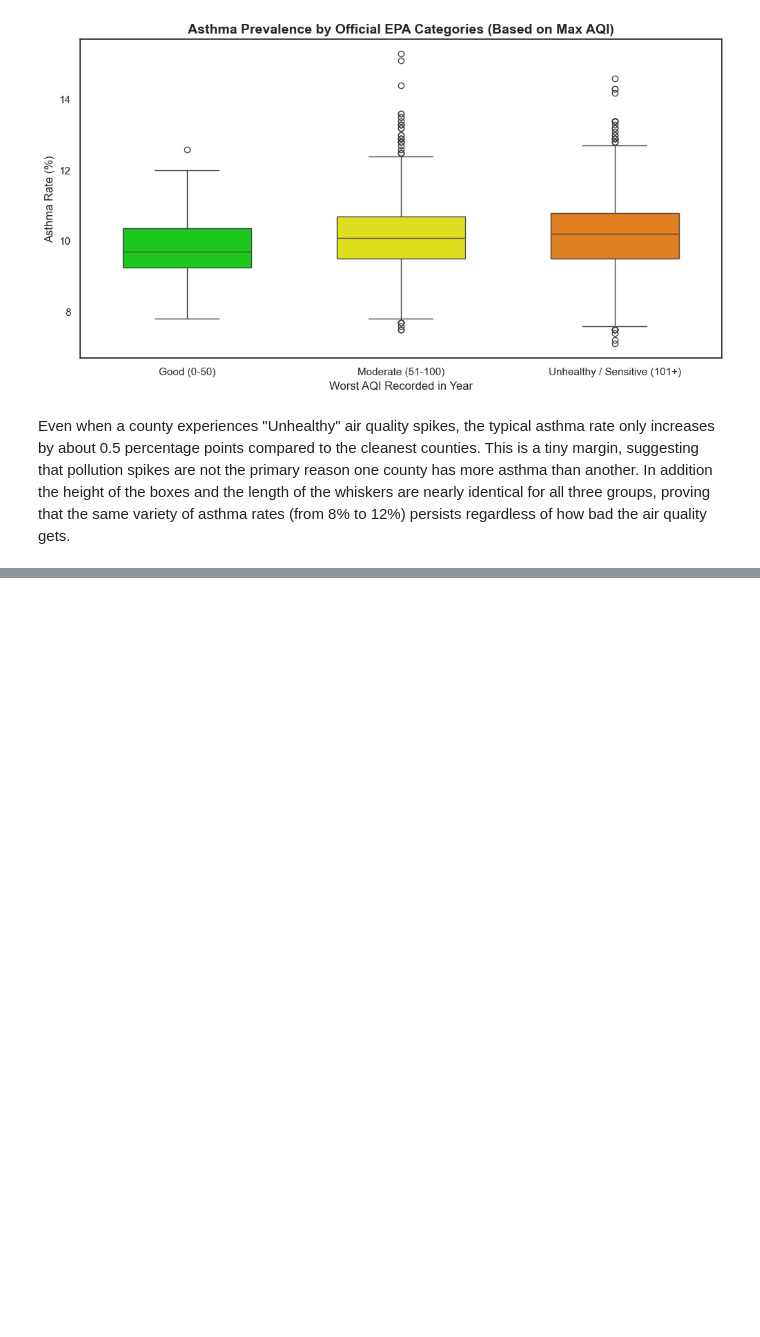
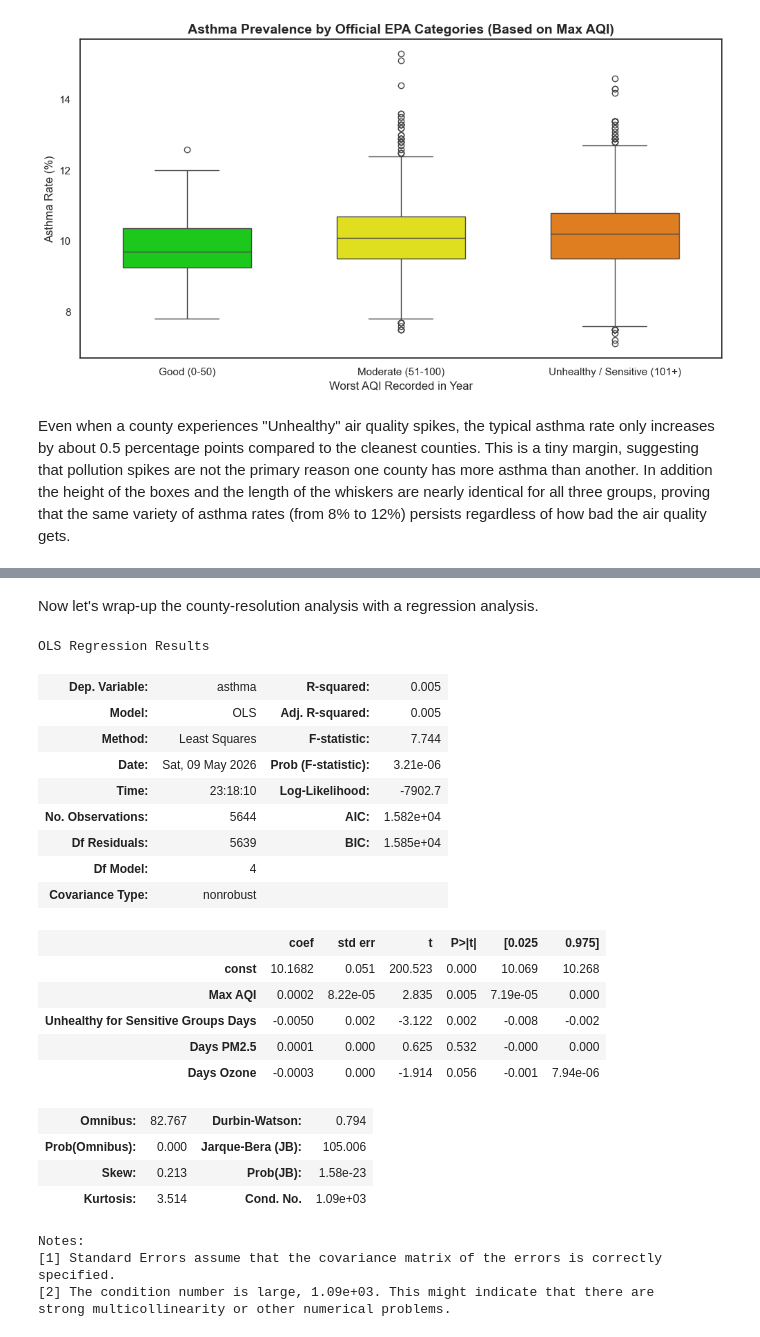
Before and after one commit to KalinaMarkova/data_science_course_project, a Jupyter notebook: The Impact of Air Pollution on Asthma A Regression Analysis.ipynb, the cells around one changed output, grey strips where cells are left out. Cells and saved outputs as stored; diff of their text form; code cells hidden in the pictures; blank space fills up the shorter version.

```diff
--- a/The Impact of Air Pollution on Asthma A Regression Analysis.ipynb
+++ b/The Impact of Air Pollution on Asthma A Regression Analysis.ipynb
@@ -1258,0 +1458,46 @@ Even when a county experiences "Unhealthy" air quality spikes, the typical asthm
+# %% [markdown]
+Now let's wrap-up the county-resolution analysis with a regression analysis.
+# %%
+# 1. Select the features we want to test
+features = ['Max AQI', 'Unhealthy for Sensitive Groups Days', 'Days PM2.5', 'Days Ozone']
+
+# 2. Prepare the data (Ensure no missing values in these specific columns)
+model_data = merged_final[features + ['asthma']].dropna()
+
+X = model_data[features]
+y = model_data['asthma']
+
+# 3. Add a constant (the Intercept)
+# This represents the baseline asthma rate when all pollution is zero
+X = sm.add_constant(X)
+
+# 4. Fit the OLS (Ordinary Least Squares) model
+model = sm.OLS(y, X).fit()
+
+# 5. Display the results
+model.summary()
+# %% [output]
+OLS Regression Results
+| Dep. Variable: | asthma | R-squared: | 0.005 |
+| Model: | OLS | Adj. R-squared: | 0.005 |
+| Method: | Least Squares | F-statistic: | 7.744 |
+| Date: | Sat, 09 May 2026 | Prob (F-statistic): | 3.21e-06 |
+| Time: | 23:18:10 | Log-Likelihood: | -7902.7 |
+| No. Observations: | 5644 | AIC: | 1.582e+04 |
+| Df Residuals: | 5639 | BIC: | 1.585e+04 |
+| Df Model: | 4 |  |  |
+| Covariance Type: | nonrobust |  |  |
+|  | coef | std err | t | P>|t| | [0.025 | 0.975] |
+| const | 10.1682 | 0.051 | 200.523 | 0.000 | 10.069 | 10.268 |
+| Max AQI | 0.0002 | 8.22e-05 | 2.835 | 0.005 | 7.19e-05 | 0.000 |
+| Unhealthy for Sensitive Groups Days | -0.0050 | 0.002 | -3.122 | 0.002 | -0.008 | -0.002 |
+| Days PM2.5 | 0.0001 | 0.000 | 0.625 | 0.532 | -0.000 | 0.000 |
+| Days Ozone | -0.0003 | 0.000 | -1.914 | 0.056 | -0.001 | 7.94e-06 |
+| Omnibus: | 82.767 | Durbin-Watson: | 0.794 |
+| Prob(Omnibus): | 0.000 | Jarque-Bera (JB): | 105.006 |
+| Skew: | 0.213 | Prob(JB): | 1.58e-23 |
+| Kurtosis: | 3.514 | Cond. No. | 1.09e+03 |
+Notes:
+[1] Standard Errors assume that the covariance matrix of the errors is correctly specified.
+[2] The condition number is large, 1.09e+03. This might indicate that there are
+strong multicollinearity or other numerical problems.
```
Also changed, not shown: parts of 16 cells of this notebook, 1 other file.
